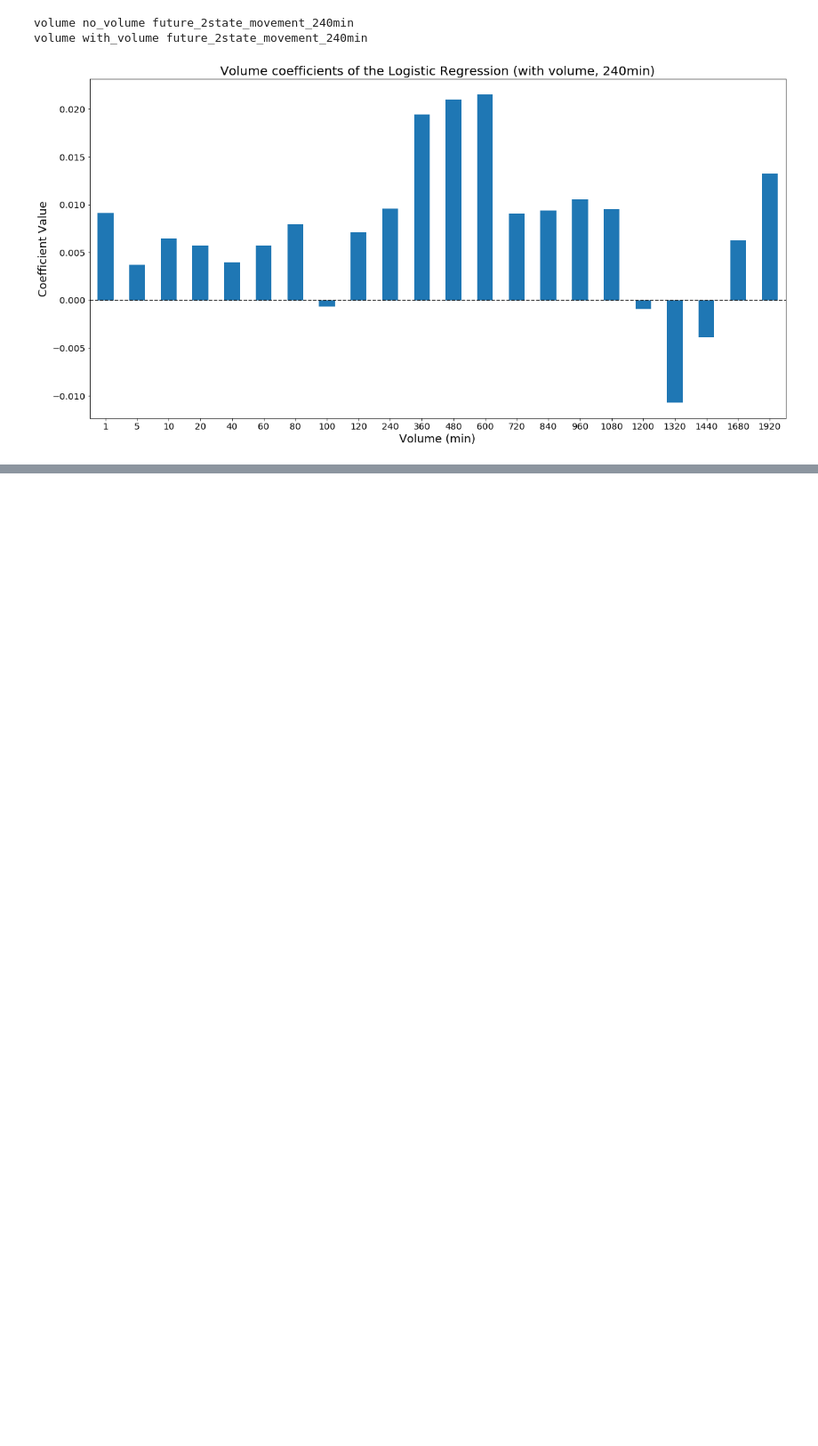
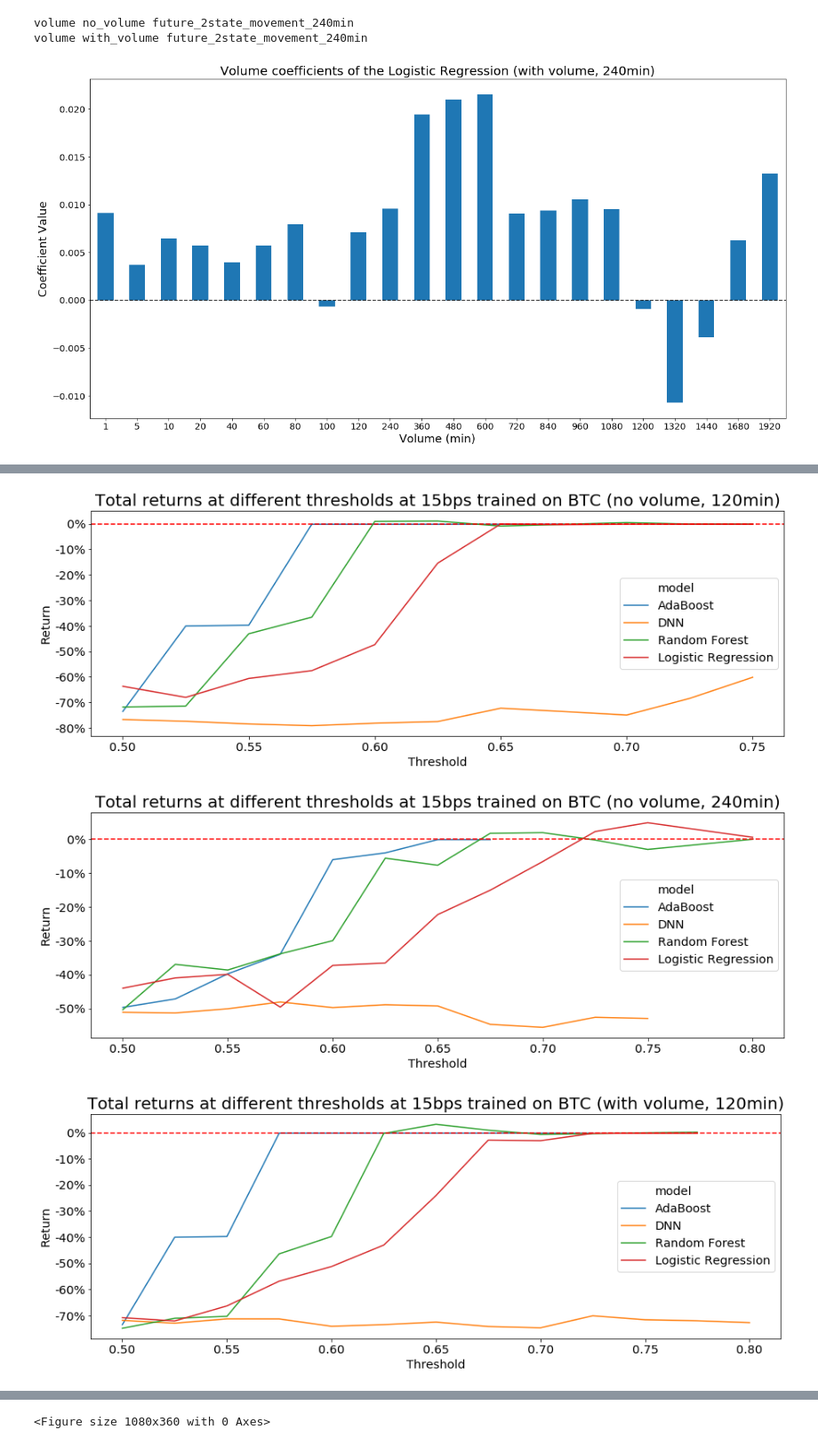
Before and after one commit to RaRedmer/econ_master_thesis_code, a Jupyter notebook: notebook/model_performance.ipynb, the cells around one changed output, grey strips where cells are left out. Shown at 89% size. Cells and saved outputs as stored; diff of their text form; code cells hidden in the pictures; blank space fills up the shorter version.

```diff
--- a/notebook/model_performance.ipynb
+++ b/notebook/model_performance.ipynb
@@ -27,12 +29,14 @@ import statsmodels.api as sm
 
 from scipy import stats
 # %%
-params = {'legend.fontsize': "x-large",
-         'figure.figsize': (15, 5),
-         'axes.labelsize': 'x-large',
-         'axes.titlesize': 20,
-         'xtick.labelsize':'x-large',
-         'ytick.labelsize':'x-large'}
+params = {
+    'legend.fontsize': "x-large",
+     'figure.figsize': (15, 5),
+     'axes.labelsize': 'x-large',
+     'axes.titlesize': 20,
+     'xtick.labelsize':'x-large',
+     'ytick.labelsize':'x-large'
+}
 plot.rcParams.update(params)
 # %%
 def get_total_return(returns_df, costs_bps=[]):
@@ -1338,0 +1362,11 @@ plt.savefig("../results/logistic/logistic_coefficients.png")
+# %%
+costs_bps = [ x*0.0005 for x in range(0, 5) ]
+# get growth rate for all bps
+for cost in costs_bps:
+    trading_returns_df[f"return_growth_rate_{ int( cost * 10**4 ) }bps"] = np.where(
+        trading_returns_df["type"] == "long",
+        (trading_returns_df["close_price"] / trading_returns_df["open_price"]) * (1 - cost) / (1 + cost),
+        (trading_returns_df["open_price"] / trading_returns_df["close_price"]) * (1 - cost) / (1 + cost),
+    )
+print(trading_returns_df.shape)
+trading_returns_df.head()
@@ -1338,0 +1424,22 @@ plt.savefig("../results/logistic/logistic_coefficients.png")
+# %%
+for volume_spec in agg_returns_df["volume_spec"].unique():
+    for target, duration in alt_targets.items():
+        df = agg_returns_df[
+             (agg_returns_df["volume_spec"] == volume_spec)
+            & (agg_returns_df["target"] == target)
+        ]
+        ax = sns.lineplot(x="threshold", y="15bps", hue="model", data=df)
+        ax.axhline(y=0, color='r', linestyle='--')
+        ax.set_title(f"Total returns at different thresholds at 15bps trained on BTC ({volume_spec}, {duration})")
+        ax.set_ylabel("Return")
+        ax.yaxis.set_major_formatter(ticker.PercentFormatter(1))
+        ax.set_xlabel("Threshold")
+#         ax.set_xlim((0.5, 0.75))
+        plt.show()
+#         plt.draw()
+#         plt.savefig(f"../results/alternative/btc_threshold_vs_return_15bps_{volume_spec}_{target}.png")
+        plt.clf()
+# %% [output]
+[figure, added]
+[figure, added]
+[figure, added]
@@ -1338,0 +1447 @@ plt.savefig("../results/logistic/logistic_coefficients.png")
+<Figure size 1080x360 with 0 Axes>
```
Also changed, not shown: parts of 18 cells of this notebook, 3 other files.
